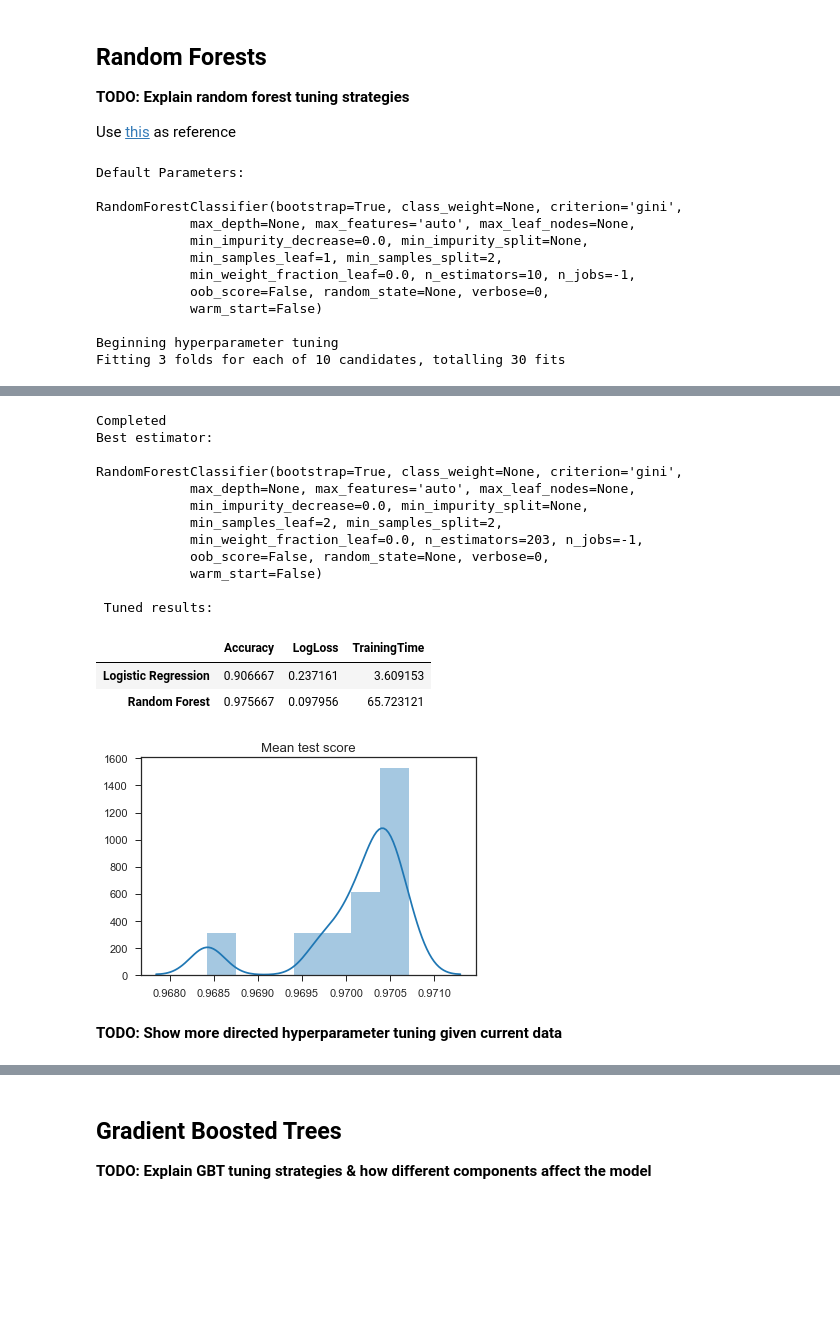
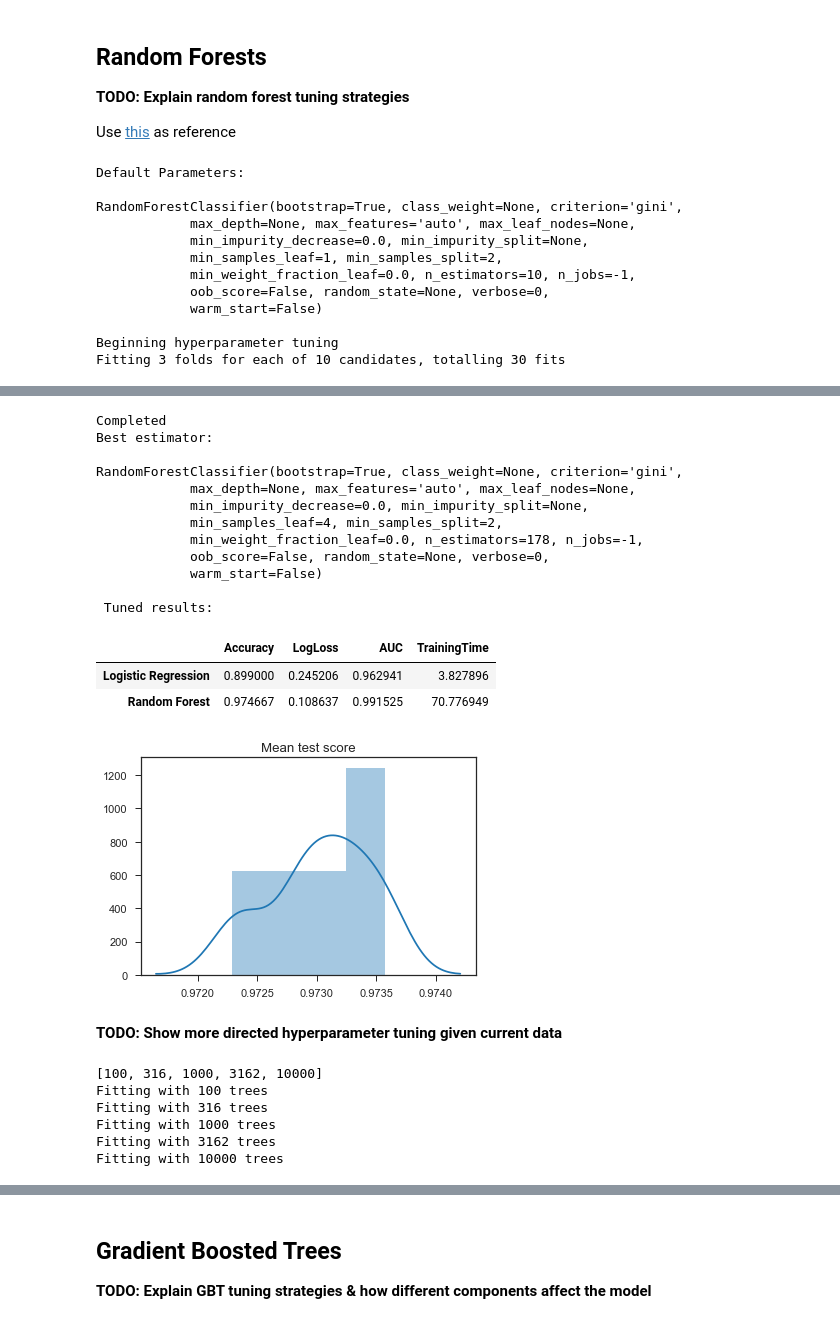
Before and after one commit to JeffMacaluso/Talks, a Jupyter notebook: EnsembleMethods/EnsembleMethods.ipynb, the cells around one changed output, grey strips where cells are left out. Cells and saved outputs as stored; diff of their text form; code cells hidden in the pictures; blank space fills up the shorter version.

```diff
--- a/EnsembleMethods/EnsembleMethods.ipynb
+++ b/EnsembleMethods/EnsembleMethods.ipynb
@@ -83,7 +83,7 @@ df.head()
 **TODO: Talk about creating this function for gathering results**
 # %%
 # Data frame for gathering results
-results = pd.DataFrame(columns=['Accuracy', 'LogLoss', 'TrainingTime'])
+results = pd.DataFrame(columns=['Accuracy', 'LogLoss', 'AUC', 'TrainingTime'])
 tuned_results = results.copy()
 
 # Function for training a model and retrieving the results
@@ -117,9 +117,10 @@ def train_model_get_results(model, model_name):
     # Calcuating the log loss with predicted probabilities
     class_probabilities = model.predict_proba(X_test)
     log_loss = metrics.log_loss(y_test, class_probabilities)
+    auc = metrics.roc_auc_score(y_test, class_probabilities[:, 1])
 
     # Adding the model results to the results dataframe
-    model_results = [accuracy, log_loss, total_training_time]
+    model_results = [accuracy, log_loss, auc, total_training_time]
     results.loc[model_name] = model_results
 
     print('\n', 'Non-tuned results:')
@@ -283,8 +284,9 @@ accuracy = meta_learner.score(X_test_meta, y_test)
 # Calcuating the log loss with predicted probabilities
 class_probabilities = meta_learner.predict_proba(X_test_meta)
 log_loss = metrics.log_loss(y_test, class_probabilities)
+auc = metrics.roc_auc_score(y_test, class_probabilities[:, 1])
 
-model_results = [accuracy, log_loss, total_time]
+model_results = [accuracy, log_loss, auc, total_time]
 
 results.loc['Stacking'] = model_results
 
@@ -378,9 +408,10 @@ def random_search_get_results(model, parameters, model_name, num_rounds=10):
     # Calcuating the log loss with predicted probabilities
     class_probabilities = random_search.best_estimator_.predict_proba(X_test)
     log_loss = metrics.log_loss(y_test, class_probabilities)
+    auc = metrics.roc_auc_score(y_test, class_probabilities[:, 1])
 
     # Adding the model results to the results dataframe
-    model_results = [accuracy, log_loss, total_training_time]
+    model_results = [accuracy, log_loss, auc, total_training_time]
     tuned_results.loc[model_name] = model_results
 
     # Plotting the mean training accuracy from the different iterations
@@ -447,9 +478,8 @@ parameters = {'n_estimators': scipy.stats.randint(low=10, high=500),  # Uniform
               'max_features': ['auto', 'sqrt'],  # Number of features to consider at each split
               'max_depth': [None, 10, 30, 100],  # Maximum number of levels in a tree
               'min_samples_split': [2, 5, 10],  # Minimum number of samples required to split a node
-              'min_samples_leaf': [1, 2, 4],  # Minimum number of samples required at each leaf node
-#               'boostrap': [True, False]
-             }  # If the samples should be bootstrapped or not
+              'min_samples_leaf': [1, 2, 4]}  # Minimum number of samples required at each leaf node
+
 
 
 random_search_get_results(random_forest, parameters, 'Random Forest')
@@ -486,18 +516,40 @@ Fitting 3 folds for each of 10 candidates, totalling 30 fits
 Completed
 Best estimator:
 
 RandomForestClassifier(bootstrap=True, class_weight=None, criterion='gini',
             max_depth=None, max_features='auto', max_leaf_nodes=None,
             min_impurity_decrease=0.0, min_impurity_split=None,
-            min_samples_leaf=2, min_samples_split=2,
-            min_weight_fraction_leaf=0.0, n_estimators=203, n_jobs=-1,
+            min_samples_leaf=4, min_samples_split=2,
+            min_weight_fraction_leaf=0.0, n_estimators=178, n_jobs=-1,
             oob_score=False, random_state=None, verbose=0,
             warm_start=False)
 
  Tuned results:
-|  | Accuracy | LogLoss | TrainingTime |
-| Logistic Regression | 0.906667 | 0.237161 | 3.609153 |
-| Random Forest | 0.975667 | 0.097956 | 65.723121 |
+|  | Accuracy | LogLoss | AUC | TrainingTime |
+| Logistic Regression | 0.899000 | 0.245206 | 0.962941 | 3.827896 |
+| Random Forest | 0.974667 | 0.108637 | 0.991525 | 70.776949 |
-[figure, old version]
+[figure, new version]
 # %% [markdown]
 **TODO: Show more directed hyperparameter tuning given current data**
+# %%
+trees_to_try = np.logspace(start=2, stop=4, num=5)
+trees_to_try = [int(x) for x in trees_to_try]
+print(trees_to_try)
+
+train_accuracy = []
+test_accuracy = []
+
+for trees in trees_to_try:
+    print('Fitting with {0} trees'.format(trees))
+    random_forest = ensemble.RandomForestClassifier(n_estimators=trees, n_jobs=-1)
+    random_forest.fit(X_train, y_train)
+
+    train_accuracy.append(random_forest.score(X_train, y_train))
+    test_accuracy.append(random_forest.score(X_test, y_test))
+# %% [output]
+[100, 316, 1000, 3162, 10000]
+Fitting with 100 trees
+Fitting with 316 trees
+Fitting with 1000 trees
+Fitting with 3162 trees
+Fitting with 10000 trees
```
Also changed, not shown: parts of 9 cells of this notebook.
